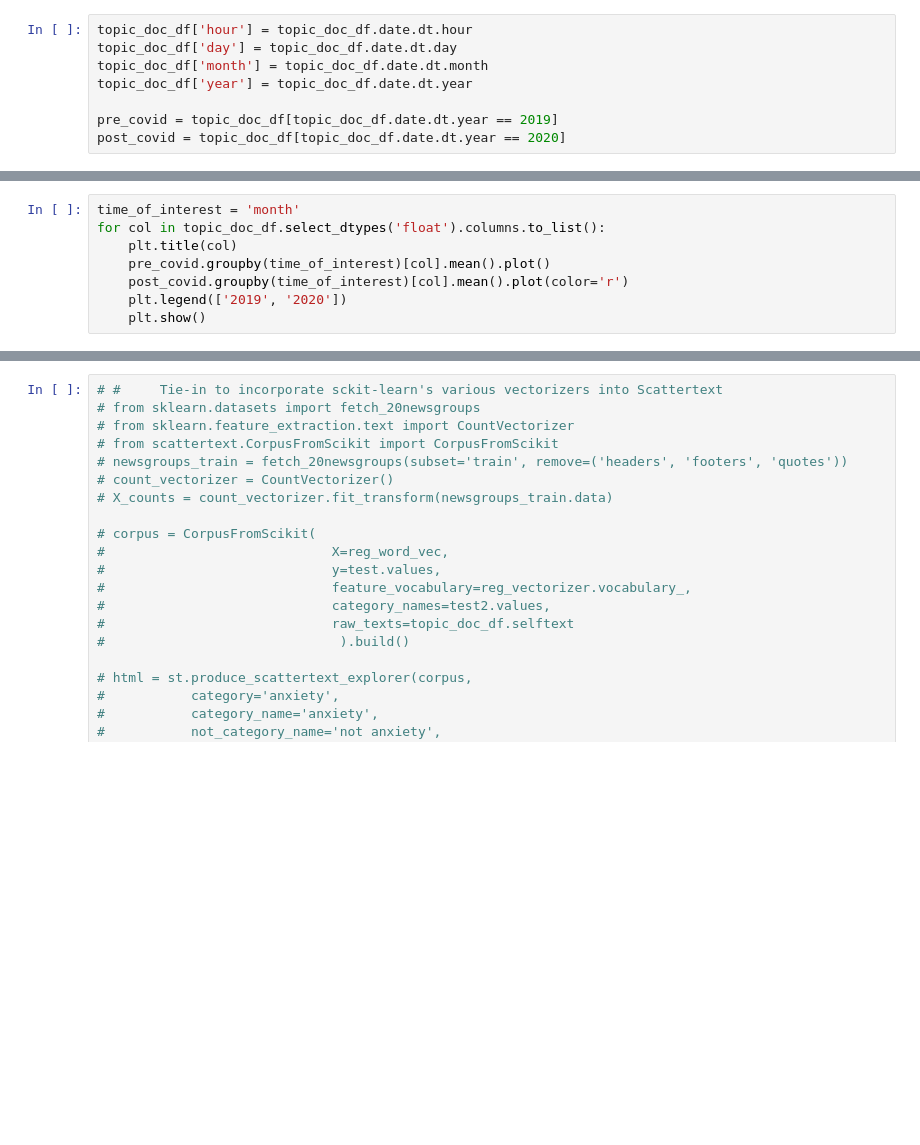
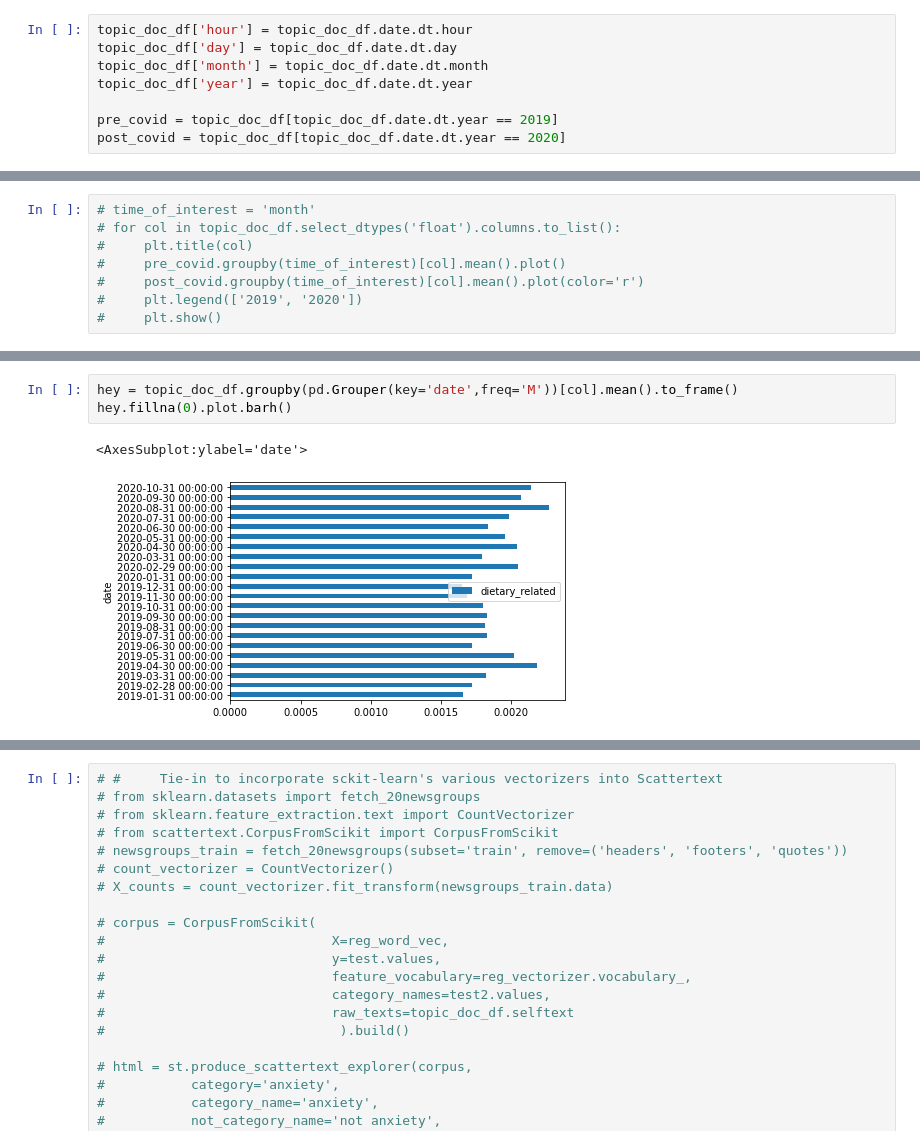
Before and after one commit to dirtylittledirtbike/project_04, a Jupyter notebook: notebooks/eda_with_topics.ipynb, the cells around one changed output, grey strips where cells are left out. Drawn from its saved outputs; the diff is of its cells as text; blank space fills up the shorter version.

```diff
--- a/notebooks/eda_with_topics.ipynb
+++ b/notebooks/eda_with_topics.ipynb
@@ -187,8 +188,8 @@ for col in topic_doc_df.select_dtypes('float').columns.to_list():
 # %%
-time_of_interest = 'month'
-for col in topic_doc_df.select_dtypes('float').columns.to_list():
-    plt.title(col)
-    pre_covid.groupby(time_of_interest)[col].mean().plot()
-    post_covid.groupby(time_of_interest)[col].mean().plot(color='r')
-    plt.legend(['2019', '2020'])
-    plt.show()
+# time_of_interest = 'month'
+# for col in topic_doc_df.select_dtypes('float').columns.to_list():
+#     plt.title(col)
+#     pre_covid.groupby(time_of_interest)[col].mean().plot()
+#     post_covid.groupby(time_of_interest)[col].mean().plot(color='r')
+#     plt.legend(['2019', '2020'])
+#     plt.show()
@@ -222,0 +212,6 @@ months.plot.barh(figsize=(10,7));
+# %%
+hey = topic_doc_df.groupby(pd.Grouper(key='date',freq='M'))[col].mean().to_frame()
+hey.fillna(0).plot.barh()
+# %% [output]
+<AxesSubplot:ylabel='date'>
+[figure, added]
```
Also changed, not shown: parts of 19 cells of this notebook, 5 other files.
